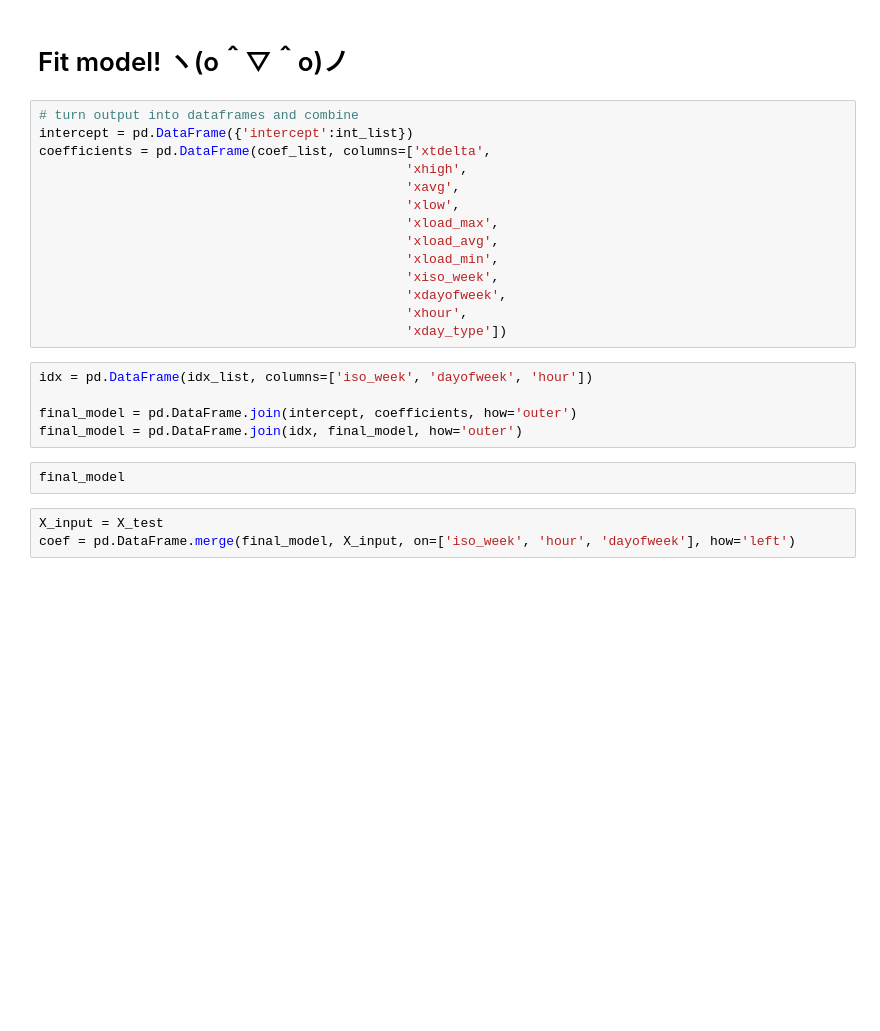
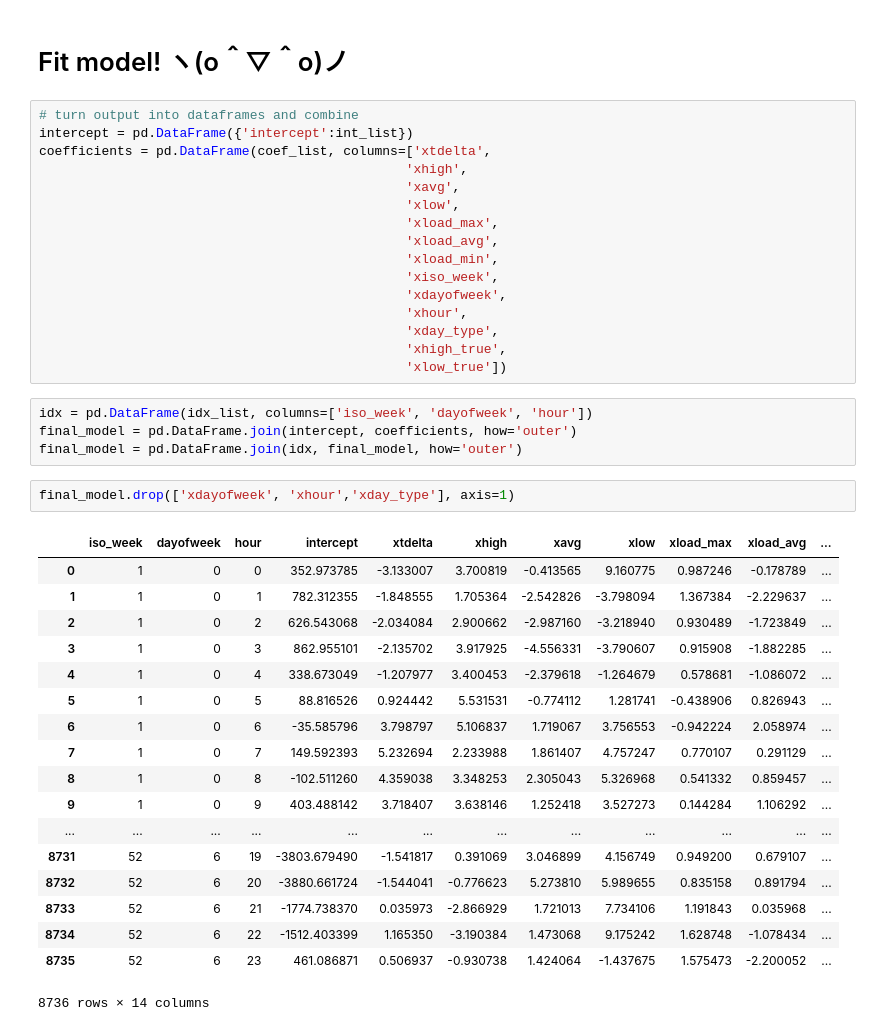
Before and after one commit to szigelle/20190705_Load_Forecasting, a Jupyter notebook: 20190705.ipynb, the cells around one changed output. Drawn from its saved outputs; the diff is of its cells as text; blank space fills up the shorter version.

```diff
--- a/20190705.ipynb
+++ b/20190705.ipynb
@@ -444,14 +449,31 @@ coefficients = pd.DataFrame(coef_list, columns=['xtdelta',
                                                'xiso_week',
                                                'xdayofweek',
                                                'xhour',
-                                               'xday_type'])
+                                               'xday_type',
+                                               'xhigh_true',
+                                               'xlow_true'])
 # %%
 idx = pd.DataFrame(idx_list, columns=['iso_week', 'dayofweek', 'hour'])
-
 final_model = pd.DataFrame.join(intercept, coefficients, how='outer')
 final_model = pd.DataFrame.join(idx, final_model, how='outer')
-# %%
-final_model
-# %%
-X_input = X_test
-coef = pd.DataFrame.merge(final_model, X_input, on=['iso_week', 'hour', 'dayofweek'], how='left')
+# %%
+final_model.drop(['xdayofweek', 'xhour','xday_type'], axis=1)
+# %% [output]
+|  | iso_week | dayofweek | hour | intercept | xtdelta | xhigh | xavg | xlow | xload_max | xload_avg | ... |
+| 0 | 1 | 0 | 0 | 352.973785 | -3.133007 | 3.700819 | -0.413565 | 9.160775 | 0.987246 | -0.178789 | ... |
+| 1 | 1 | 0 | 1 | 782.312355 | -1.848555 | 1.705364 | -2.542826 | -3.798094 | 1.367384 | -2.229637 | ... |
+| 2 | 1 | 0 | 2 | 626.543068 | -2.034084 | 2.900662 | -2.987160 | -3.218940 | 0.930489 | -1.723849 | ... |
+| 3 | 1 | 0 | 3 | 862.955101 | -2.135702 | 3.917925 | -4.556331 | -3.790607 | 0.915908 | -1.882285 | ... |
+| 4 | 1 | 0 | 4 | 338.673049 | -1.207977 | 3.400453 | -2.379618 | -1.264679 | 0.578681 | -1.086072 | ... |
+| 5 | 1 | 0 | 5 | 88.816526 | 0.924442 | 5.531531 | -0.774112 | 1.281741 | -0.438906 | 0.826943 | ... |
+| 6 | 1 | 0 | 6 | -35.585796 | 3.798797 | 5.106837 | 1.719067 | 3.756553 | -0.942224 | 2.058974 | ... |
+| 7 | 1 | 0 | 7 | 149.592393 | 5.232694 | 2.233988 | 1.861407 | 4.757247 | 0.770107 | 0.291129 | ... |
+| 8 | 1 | 0 | 8 | -102.511260 | 4.359038 | 3.348253 | 2.305043 | 5.326968 | 0.541332 | 0.859457 | ... |
+| 9 | 1 | 0 | 9 | 403.488142 | 3.718407 | 3.638146 | 1.252418 | 3.527273 | 0.144284 | 1.106292 | ... |
+| ... | ... | ... | ... | ... | ... | ... | ... | ... | ... | ... | ... |
+| 8731 | 52 | 6 | 19 | -3803.679490 | -1.541817 | 0.391069 | 3.046899 | 4.156749 | 0.949200 | 0.679107 | ... |
+| 8732 | 52 | 6 | 20 | -3880.661724 | -1.544041 | -0.776623 | 5.273810 | 5.989655 | 0.835158 | 0.891794 | ... |
+| 8733 | 52 | 6 | 21 | -1774.738370 | 0.035973 | -2.866929 | 1.721013 | 7.734106 | 1.191843 | 0.035968 | ... |
+| 8734 | 52 | 6 | 22 | -1512.403399 | 1.165350 | -3.190384 | 1.473068 | 9.175242 | 1.628748 | -1.078434 | ... |
+| 8735 | 52 | 6 | 23 | 461.086871 | 0.506937 | -0.930738 | 1.424064 | -1.437675 | 1.575473 | -2.200052 | ... |
+8736 rows × 14 columns
```
Also changed, not shown: parts of 7 cells of this notebook.
